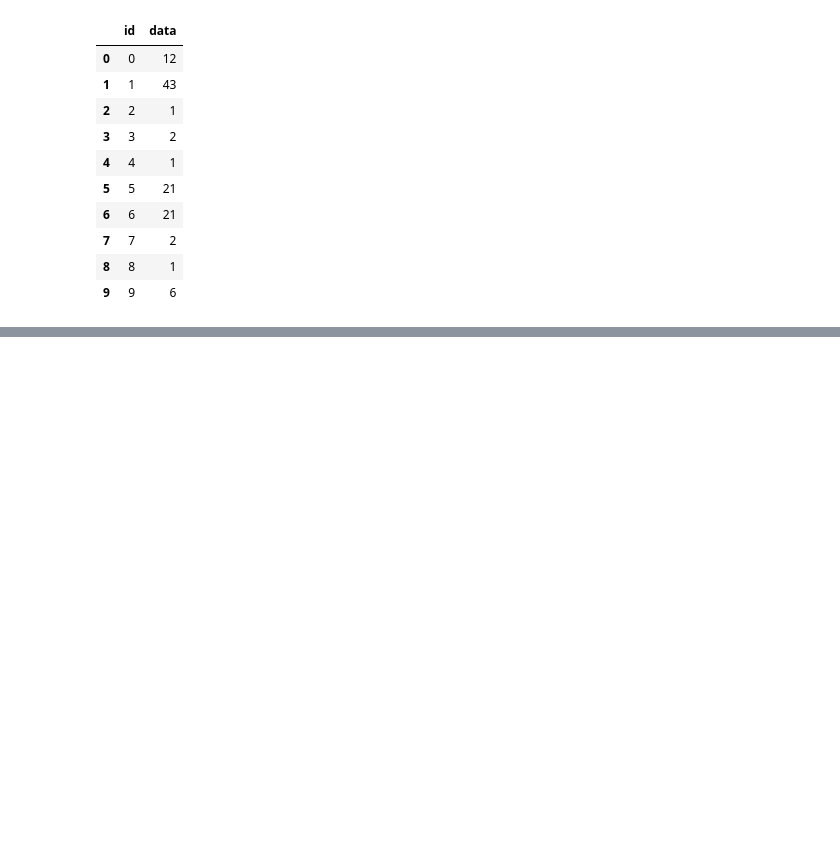
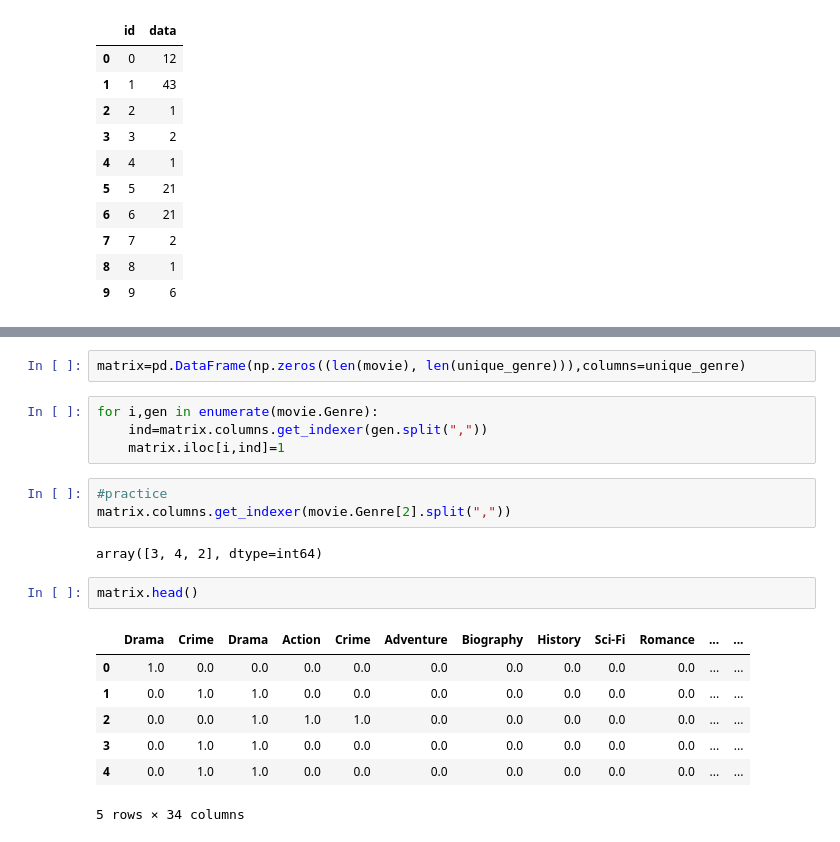
Before and after one commit to Nidhisha08/PYTHON, a Jupyter notebook: pandas.ipynb, the cells around one changed output, grey strips where cells are left out. Cells and saved outputs as stored; diff of their text form; blank space fills up the shorter version.

```diff
--- a/pandas.ipynb
+++ b/pandas.ipynb
@@ -1130,0 +1596,21 @@ Name: usa, dtype: int32
+# %%
+matrix=pd.DataFrame(np.zeros((len(movie), len(unique_genre))),columns=unique_genre)
+# %%
+for i,gen in enumerate(movie.Genre):
+    ind=matrix.columns.get_indexer(gen.split(","))
+    matrix.iloc[i,ind]=1
+# %%
+#practice
+matrix.columns.get_indexer(movie.Genre[2].split(","))
+# %% [output]
+array([3, 4, 2], dtype=int64)
+# %%
+matrix.head()
+# %% [output]
+|  | Drama | Crime | Drama | Action | Crime | Adventure | Biography | History | Sci-Fi | Romance | ... | ... |
+| 0 | 1.0 | 0.0 | 0.0 | 0.0 | 0.0 | 0.0 | 0.0 | 0.0 | 0.0 | 0.0 | ... | ... |
+| 1 | 0.0 | 1.0 | 1.0 | 0.0 | 0.0 | 0.0 | 0.0 | 0.0 | 0.0 | 0.0 | ... | ... |
+| 2 | 0.0 | 0.0 | 1.0 | 1.0 | 1.0 | 0.0 | 0.0 | 0.0 | 0.0 | 0.0 | ... | ... |
+| 3 | 0.0 | 1.0 | 1.0 | 0.0 | 0.0 | 0.0 | 0.0 | 0.0 | 0.0 | 0.0 | ... | ... |
+| 4 | 0.0 | 1.0 | 1.0 | 0.0 | 0.0 | 0.0 | 0.0 | 0.0 | 0.0 | 0.0 | ... | ... |
+5 rows × 34 columns
```
Also changed, not shown: parts of 73 cells of this notebook.
